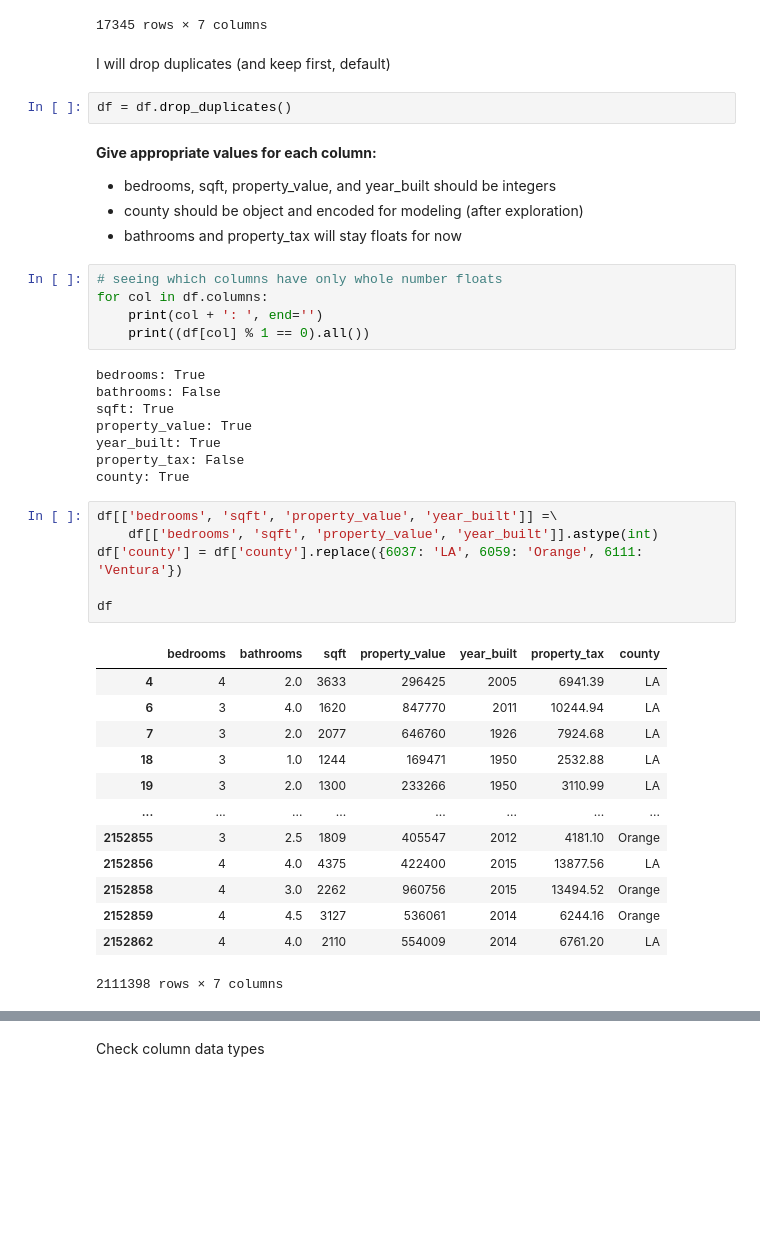
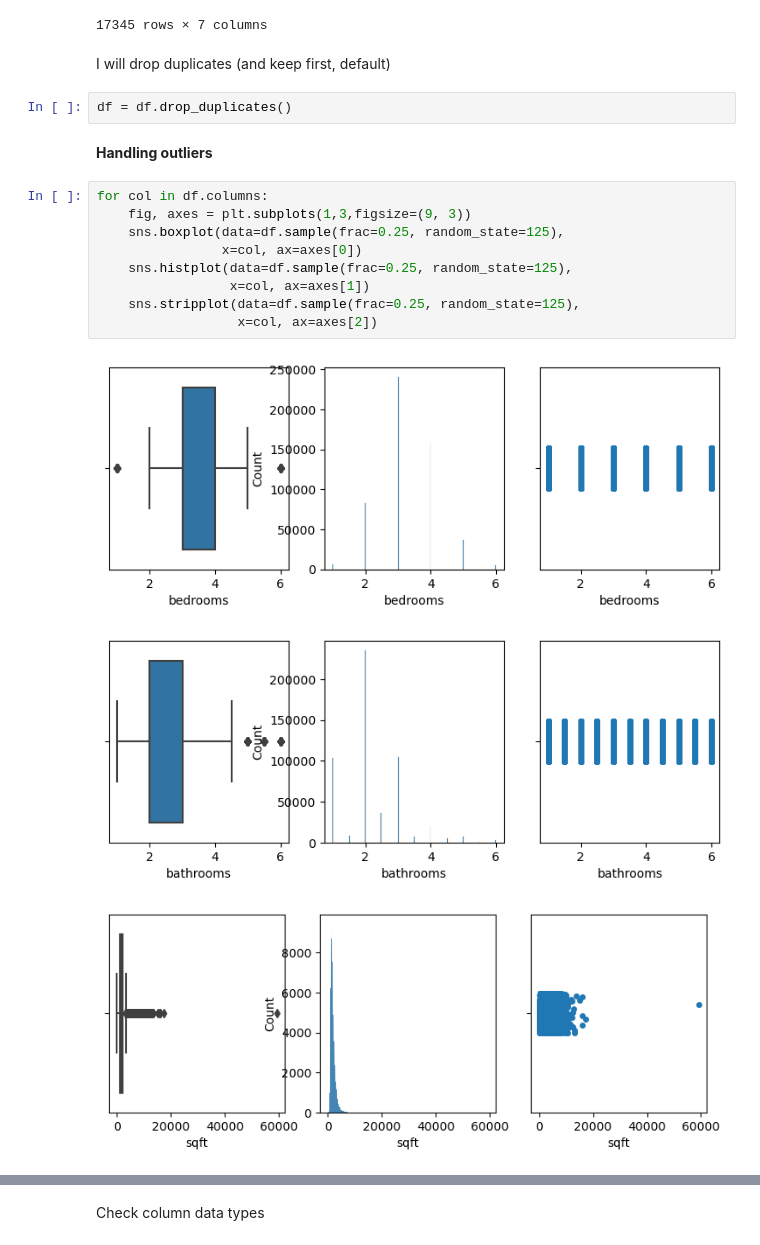
Before and after one commit to martin-reyes/6_regression-exercises, a Jupyter notebook: wrangle.ipynb, the cells around one changed output, grey strips where cells are left out. Drawn from its saved outputs; the diff is of its cells as text; blank space fills up the shorter version.

Commit message:
wrangling adjusted. Outliers removed. Working on scaling

```diff
--- a/wrangle.ipynb
+++ b/wrangle.ipynb
@@ -282,45 +332,22 @@ df[df.duplicated(keep=False)].sort_values(by=list(df.columns))
 | 796437 | 6.0 | 5.5 | 4041.0 | 1587088.0 | 2005.0 | 21923.08 | 6059.0 |
 | 1743737 | 6.0 | 5.5 | 4041.0 | 1587088.0 | 2005.0 | 21923.08 | 6059.0 |
 17345 rows × 7 columns
-# %% [markdown]
-I will drop duplicates (and keep first, default)
-# %%
-df = df.drop_duplicates()
-# %% [markdown]
-**Give appropriate values for each column:**
-- bedrooms, sqft, property_value, and year_built should be integers
-- county should be object and encoded for modeling (after exploration)
-- bathrooms and property_tax will stay floats for now
-# %%
-# seeing which columns have only whole number floats
-for col in df.columns:
-    print(col + ': ', end='')
-    print((df[col] % 1 == 0).all())
-# %% [output]
-bedrooms: True
-bathrooms: False
-sqft: True
-property_value: True
-year_built: True
-property_tax: False
-county: True
-# %%
-df[['bedrooms', 'sqft', 'property_value', 'year_built']] =\
-    df[['bedrooms', 'sqft', 'property_value', 'year_built']].astype(int)
-df['county'] = df['county'].replace({6037: 'LA', 6059: 'Orange', 6111: 'Ventura'})
-
-df
-# %% [output]
-|  | bedrooms | bathrooms | sqft | property_value | year_built | property_tax | county |
-| 4 | 4 | 2.0 | 3633 | 296425 | 2005 | 6941.39 | LA |
-| 6 | 3 | 4.0 | 1620 | 847770 | 2011 | 10244.94 | LA |
-| 7 | 3 | 2.0 | 2077 | 646760 | 1926 | 7924.68 | LA |
-| 18 | 3 | 1.0 | 1244 | 169471 | 1950 | 2532.88 | LA |
-| 19 | 3 | 2.0 | 1300 | 233266 | 1950 | 3110.99 | LA |
-| ... | ... | ... | ... | ... | ... | ... | ... |
-| 2152855 | 3 | 2.5 | 1809 | 405547 | 2012 | 4181.10 | Orange |
-| 2152856 | 4 | 4.0 | 4375 | 422400 | 2015 | 13877.56 | LA |
-| 2152858 | 4 | 3.0 | 2262 | 960756 | 2015 | 13494.52 | Orange |
-| 2152859 | 4 | 4.5 | 3127 | 536061 | 2014 | 6244.16 | Orange |
-| 2152862 | 4 | 4.0 | 2110 | 554009 | 2014 | 6761.20 | LA |
-2111398 rows × 7 columns
+# %% [markdown]
+I will drop duplicates (and keep first, default)
+# %%
+df = df.drop_duplicates()
+# %% [markdown]
+**Handling outliers**
+# %%
+for col in df.columns:
+    fig, axes = plt.subplots(1,3,figsize=(9, 3))
+    sns.boxplot(data=df.sample(frac=0.25, random_state=125),
+                x=col, ax=axes[0])
+    sns.histplot(data=df.sample(frac=0.25, random_state=125),
+                 x=col, ax=axes[1])
+    sns.stripplot(data=df.sample(frac=0.25, random_state=125),
+                  x=col, ax=axes[2])
+# %% [output]
+[figure, added]
+[figure, added]
+[figure, added]
```
Also changed, not shown: parts of 34 cells of this notebook, 3 other files.
